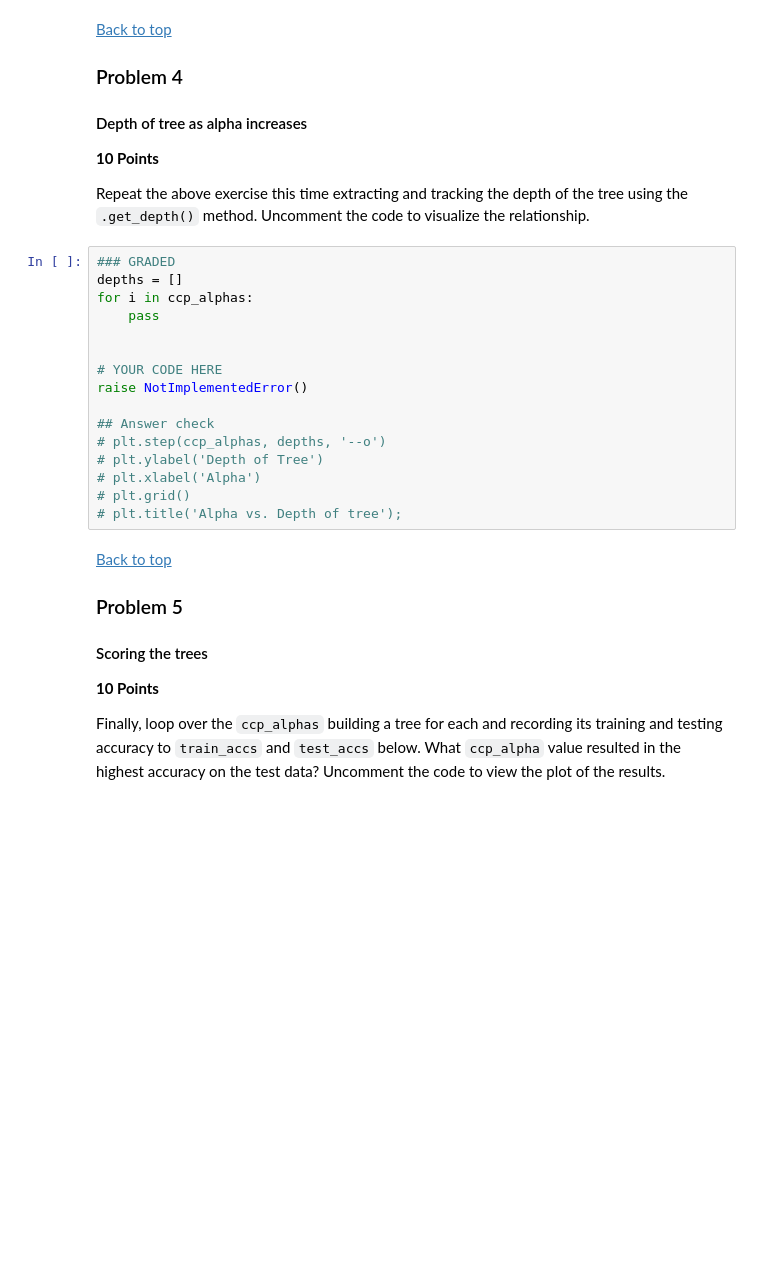
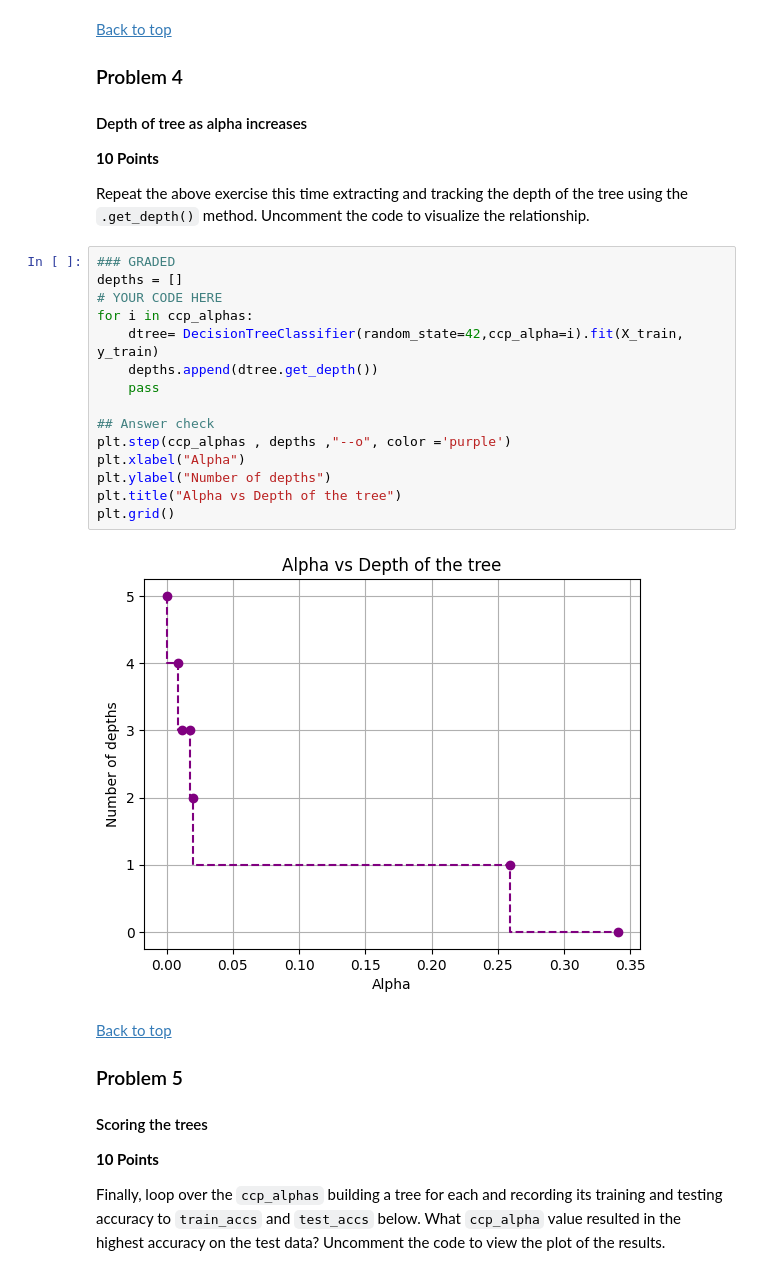
Before and after one commit to Subroy1/MSAI_AllPracticeModules, a Jupyter notebook: Module 14/Assignment14_3.ipynb, the cells around one changed output. Saved outputs shown, nothing was run; the diff lists cells and outputs as text; blank space fills up the shorter version.

```diff
--- a/Module 14/Assignment14_3.ipynb
+++ b/Module 14/Assignment14_3.ipynb
@@ -134,19 +172,20 @@ Repeat the above exercise this time extracting and tracking the depth of the tre
 # %%
 ### GRADED
 depths = []
+# YOUR CODE HERE
 for i in ccp_alphas:
+    dtree= DecisionTreeClassifier(random_state=42,ccp_alpha=i).fit(X_train, y_train)
+    depths.append(dtree.get_depth())
     pass
 
-
-# YOUR CODE HERE
-raise NotImplementedError()
-
 ## Answer check
-# plt.step(ccp_alphas, depths, '--o')
-# plt.ylabel('Depth of Tree')
-# plt.xlabel('Alpha')
-# plt.grid()
-# plt.title('Alpha vs. Depth of tree');
+plt.step(ccp_alphas , depths ,"--o", color ='purple')
+plt.xlabel("Alpha")
+plt.ylabel("Number of depths")
+plt.title("Alpha vs Depth of the tree")
+plt.grid()
+# %% [output]
+[figure, added]
 # %% [markdown]
 [Back to top](#-Index)
 
```
Also changed, not shown: parts of 8 cells of this notebook.
